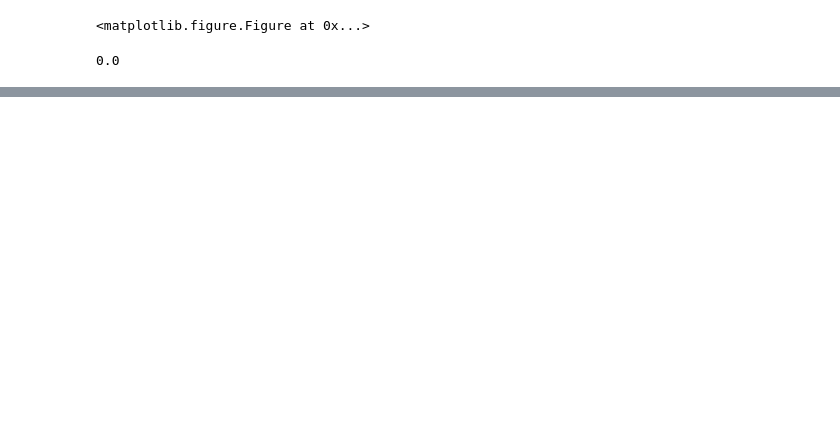
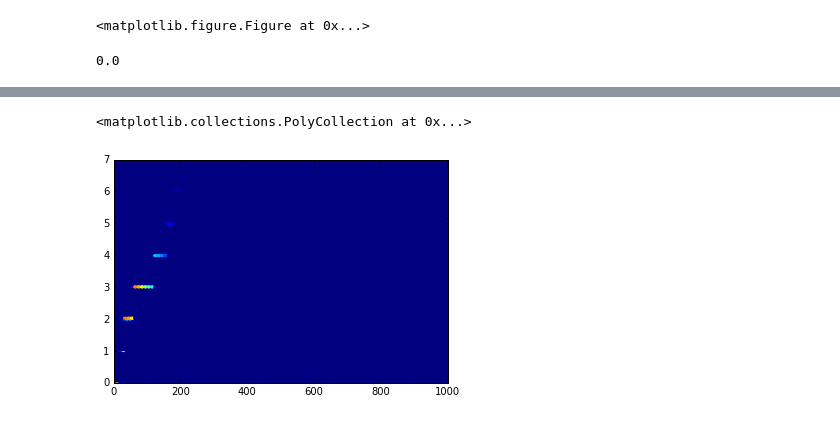
Before and after one commit to jandrejk/higgs_model_dep, a Jupyter notebook: Learn.ipynb, the cells around one changed output, grey strips where cells are left out. Saved outputs shown, nothing was run; the diff lists cells and outputs as text; code cells hidden in the pictures; blank space fills up the shorter version.

```diff
--- a/Learn.ipynb
+++ b/Learn.ipynb
@@ -284,0 +418,6 @@ for iclass in xrange(3):
+# %%
+plt.hexbin(x=df['genPt'], y=df['recoPtBin'])
+#df['ptcat']
+# %% [output]
+<matplotlib.collections.PolyCollection at 0x...>
+[figure, added]
```
Also changed, not shown: parts of 36 cells of this notebook, 4 other files.
